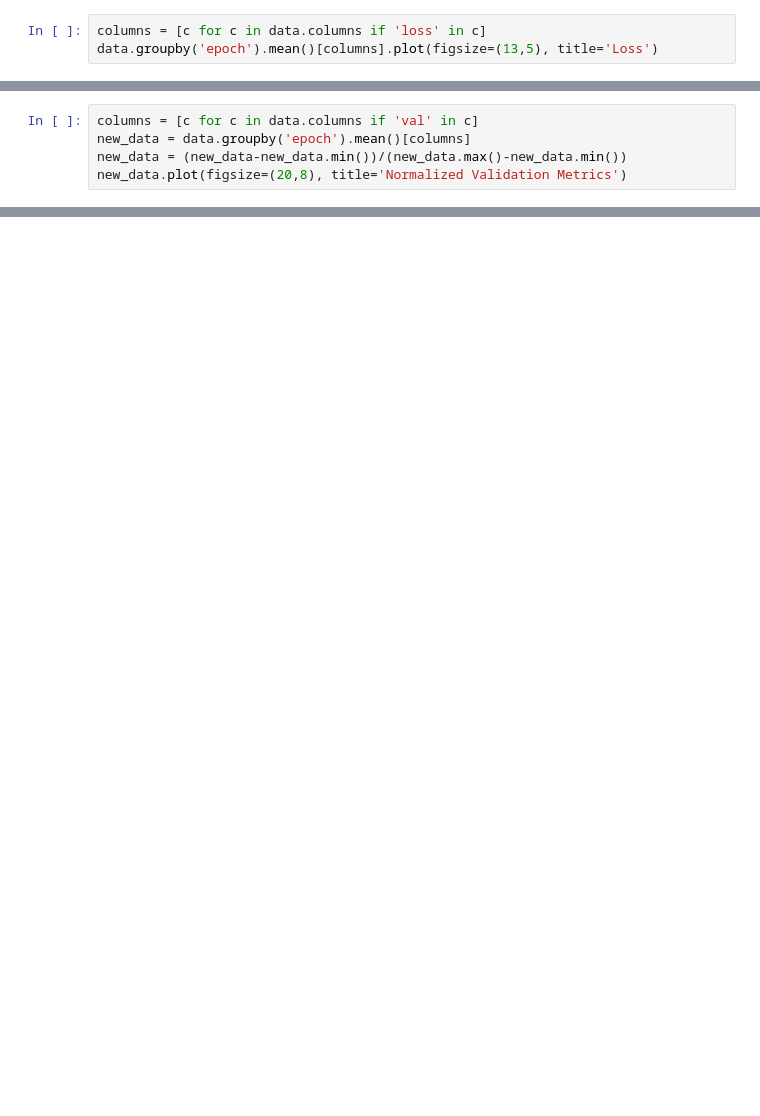
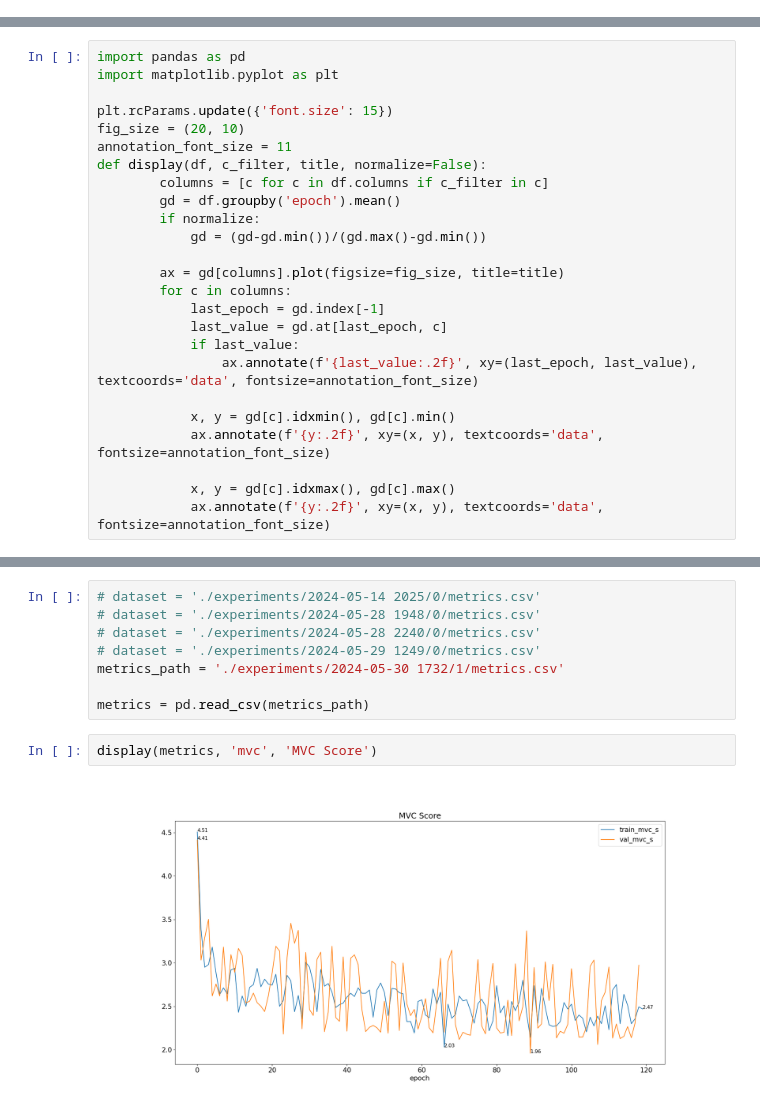
Before and after one commit to osnieltx/gnn-co, a Jupyter notebook: visualizer.ipynb, the cells around one changed output, grey strips where cells are left out. Cells and saved outputs as stored; diff of their text form; blank space fills up the shorter version.

Commit message:
visualing results

```diff
--- a/visualizer.ipynb
+++ b/visualizer.ipynb
@@ -57,3 +0,0 @@ data.groupby('epoch').mean()[columns].plot(figsize=(13,5), title='All or Nothing
-# %%
-columns = [c for c in data.columns if 'loss' in c]
-data.groupby('epoch').mean()[columns].plot(figsize=(13,5), title='Loss')
@@ -63,5 +0,0 @@ data.groupby('epoch').mean()[columns].plot(figsize=(13,5), title='Loss')
-# %%
-columns = [c for c in data.columns if 'val' in c]
-new_data = data.groupby('epoch').mean()[columns]
-new_data = (new_data-new_data.min())/(new_data.max()-new_data.min())
-new_data.plot(figsize=(20,8), title='Normalized Validation Metrics')
@@ -70,0 +3,25 @@ new_data.plot(figsize=(20,8), title='Normalized Validation Metrics')
+# %%
+import pandas as pd
+import matplotlib.pyplot as plt
+
+plt.rcParams.update({'font.size': 15})
+fig_size = (20, 10)
+annotation_font_size = 11
+def display(df, c_filter, title, normalize=False):
+        columns = [c for c in df.columns if c_filter in c]
+        gd = df.groupby('epoch').mean()
+        if normalize:
+            gd = (gd-gd.min())/(gd.max()-gd.min())
+
+        ax = gd[columns].plot(figsize=fig_size, title=title)
+        for c in columns:
+            last_epoch = gd.index[-1]
+            last_value = gd.at[last_epoch, c]
+            if last_value:
+                ax.annotate(f'{last_value:.2f}', xy=(last_epoch, last_value), textcoords='data', fontsize=annotation_font_size)
+
+            x, y = gd[c].idxmin(), gd[c].min()
+            ax.annotate(f'{y:.2f}', xy=(x, y), textcoords='data', fontsize=annotation_font_size)
+
+            x, y = gd[c].idxmax(), gd[c].max()
+            ax.annotate(f'{y:.2f}', xy=(x, y), textcoords='data', fontsize=annotation_font_size)
@@ -70,0 +37,12 @@ new_data.plot(figsize=(20,8), title='Normalized Validation Metrics')
+# %%
+# dataset = './experiments/2024-05-14 2025/0/metrics.csv'
+# dataset = './experiments/2024-05-28 1948/0/metrics.csv'
+# dataset = './experiments/2024-05-28 2240/0/metrics.csv'
+# dataset = './experiments/2024-05-29 1249/0/metrics.csv'
+metrics_path = './experiments/2024-05-30 1732/1/metrics.csv'
+
+metrics = pd.read_csv(metrics_path)
+# %%
+display(metrics, 'mvc', 'MVC Score')
+# %% [output]
+[figure, added]
```
Also changed, not shown: parts of 16 cells of this notebook.
